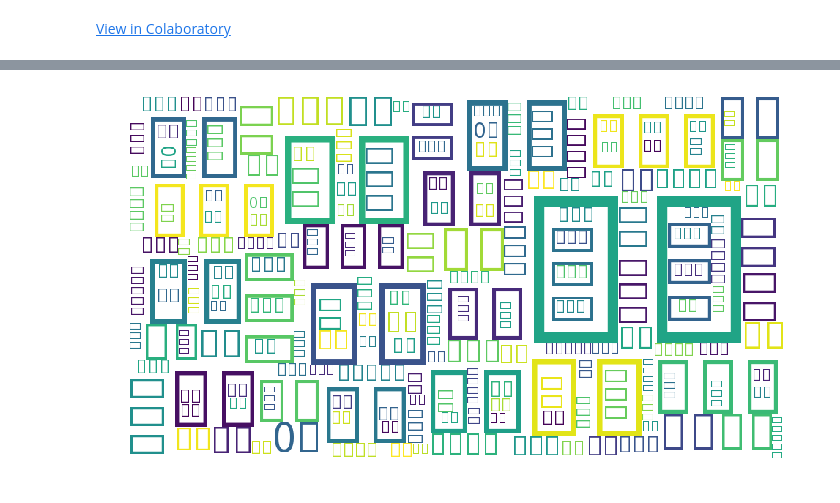
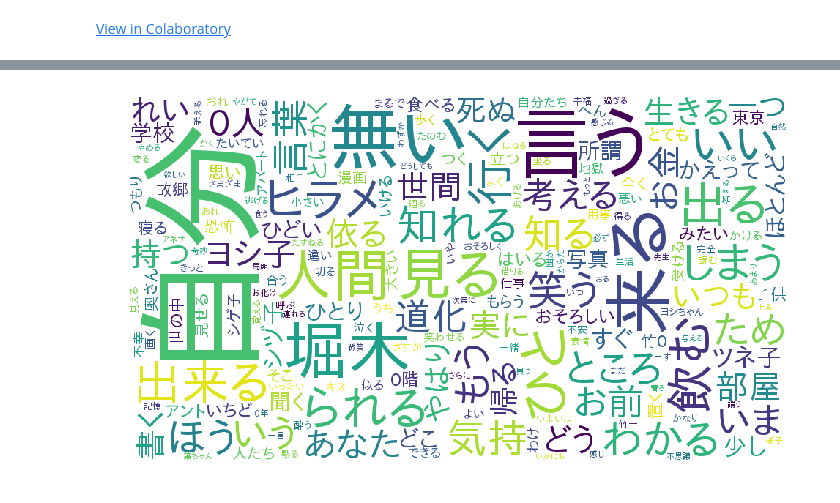
Before and after one commit to kyokicchi/python_textAnalysis, a Jupyter notebook: textAnalysis.ipynb, the cells around one changed output, grey strips where cells are left out. Cells and saved outputs as stored; diff of their text form; code cells hidden in the pictures.

```diff
--- a/textAnalysis.ipynb
+++ b/textAnalysis.ipynb
@@ -147,32 +171,34 @@ import matplotlib.pyplot as plt
 import matplotlib
 
 
 
 with open('wordslist.txt', 'r', encoding='utf-8') as file:
     text = file.readlines()
 text = ' '.join(text).replace('\n', '')
 
 
 
 # ストップワードの設定
 # ここで設定した単語はWord Cloudに表示されない
 stop_words = [u'てる', u'いる', u'なる', u'れる', u'する', u'ある', u'こと', u'これ', u'さん', u'して', \
               u'くれる', u'やる', u'くださる', u'そう', u'せる', u'した', u'思う', \
               u'それ', u'ここ', u'ちゃん', u'くん', u'', u'て', u'に', u'を', u'は', u'の', u'が', u'と', u'た', u'し', u'で', \
               u'ない', u'も', u'な', u'い', u'か', u'ので', u'よう', u'', u'もの', u'もつ']
 
-matplotlib.rc('font', family='Noto Sans CJK JP')
+
+fpath = '/usr/share/fonts/opentype/ipafont-gothic/ipagp.ttf'
 
 wordcloud = WordCloud(background_color="white",
+                      font_path=fpath,
                       width=900,
                       height=500,
                       stopwords=set(stop_words)).generate(text)
 
 plt.figure(figsize=(10, 8))
 plt.imshow(wordcloud)
 plt.axis("off")
 plt.tight_layout()
 plt.savefig('cloud.png')
 plt.show()
 # %% [output]
-[figure, old version]
+[figure, new version]
```
Also changed, not shown: parts of 11 cells of this notebook.
